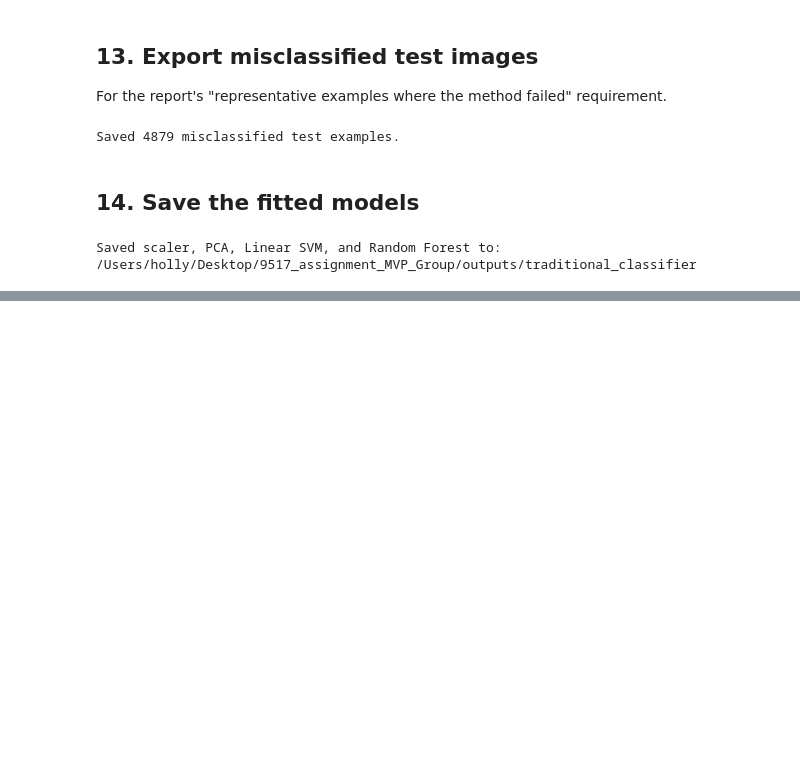
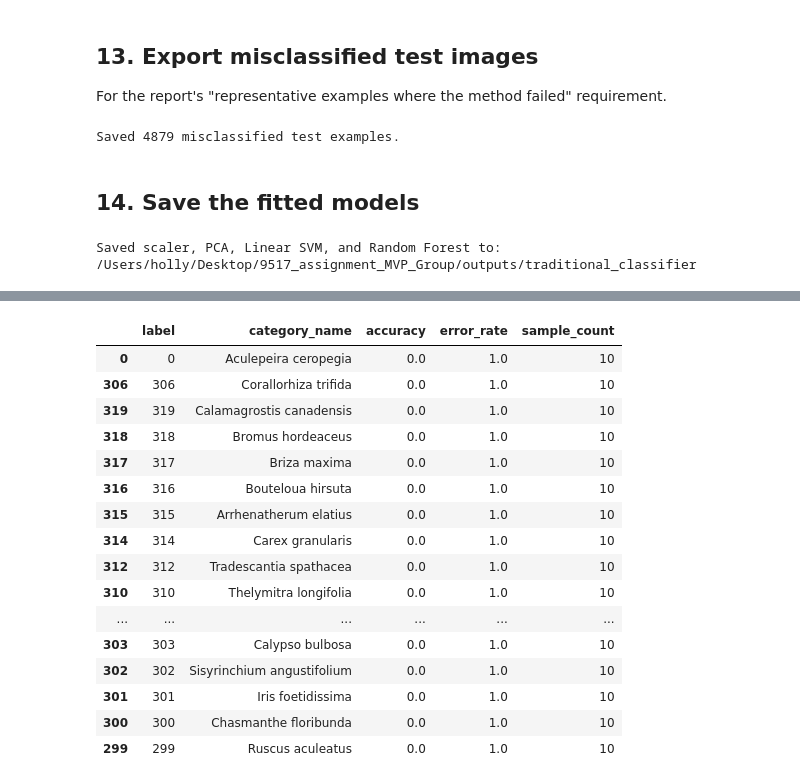
Before and after one commit to dilinganye/9517_assignment_MVP_Group, a Jupyter notebook: src/traditional/classifier/traditional_classifier.ipynb, the cells around one changed output, grey strips where cells are left out. Cells and saved outputs as stored; diff of their text form; code cells hidden in the pictures; blank space fills up the shorter version.

```diff
--- a/src/traditional/classifier/traditional_classifier.ipynb
+++ b/src/traditional/classifier/traditional_classifier.ipynb
@@ -742,0 +819,50 @@ Saved scaler, PCA, Linear SVM, and Random Forest to: /Users/holly/Desktop/9517_a
+# %%
+rf_predictions = rf_test_results["predictions"]
+
+rf_confusion_matrix = confusion_matrix(
+    y_test, rf_predictions, labels=random_forest.classes_
+)
+np.save(RESULTS_DIR / "rf_confusion_matrix.npy", rf_confusion_matrix)
+
+rf_class_statistics = []
+for class_label in random_forest.classes_:
+    class_mask = y_test == class_label
+    class_predictions = rf_predictions[class_mask]
+    class_accuracy = (
+        np.mean(class_predictions == class_label) if class_mask.any() else np.nan
+    )
+
+    rf_class_statistics.append(
+        {
+            "label": class_label,
+            "category_name": label_to_name.get(int(class_label), str(class_label)),
+            "accuracy": class_accuracy,
+            "error_rate": 1 - class_accuracy,
+            "sample_count": int(class_mask.sum()),
+        }
+    )
+
+rf_class_statistics_df = (
+    pd.DataFrame(rf_class_statistics)
+    .sort_values("error_rate", ascending=False)
+)
+rf_class_statistics_df.to_csv(RESULTS_DIR / "rf_per_class_accuracy.csv", index=False)
+rf_class_statistics_df.head(20)
+# %% [output]
+|  | label | category_name | accuracy | error_rate | sample_count |
+| 0 | 0 | Aculepeira ceropegia | 0.0 | 1.0 | 10 |
+| 306 | 306 | Corallorhiza trifida | 0.0 | 1.0 | 10 |
+| 319 | 319 | Calamagrostis canadensis | 0.0 | 1.0 | 10 |
+| 318 | 318 | Bromus hordeaceus | 0.0 | 1.0 | 10 |
+| 317 | 317 | Briza maxima | 0.0 | 1.0 | 10 |
+| 316 | 316 | Bouteloua hirsuta | 0.0 | 1.0 | 10 |
+| 315 | 315 | Arrhenatherum elatius | 0.0 | 1.0 | 10 |
+| 314 | 314 | Carex granularis | 0.0 | 1.0 | 10 |
+| 312 | 312 | Tradescantia spathacea | 0.0 | 1.0 | 10 |
+| 310 | 310 | Thelymitra longifolia | 0.0 | 1.0 | 10 |
+| ... | ... | ... | ... | ... | ... |
+| 303 | 303 | Calypso bulbosa | 0.0 | 1.0 | 10 |
+| 302 | 302 | Sisyrinchium angustifolium | 0.0 | 1.0 | 10 |
+| 301 | 301 | Iris foetidissima | 0.0 | 1.0 | 10 |
+| 300 | 300 | Chasmanthe floribunda | 0.0 | 1.0 | 10 |
+| 299 | 299 | Ruscus aculeatus | 0.0 | 1.0 | 10 |
```
Also changed, not shown: parts of 15 cells of this notebook, 1 other file.
